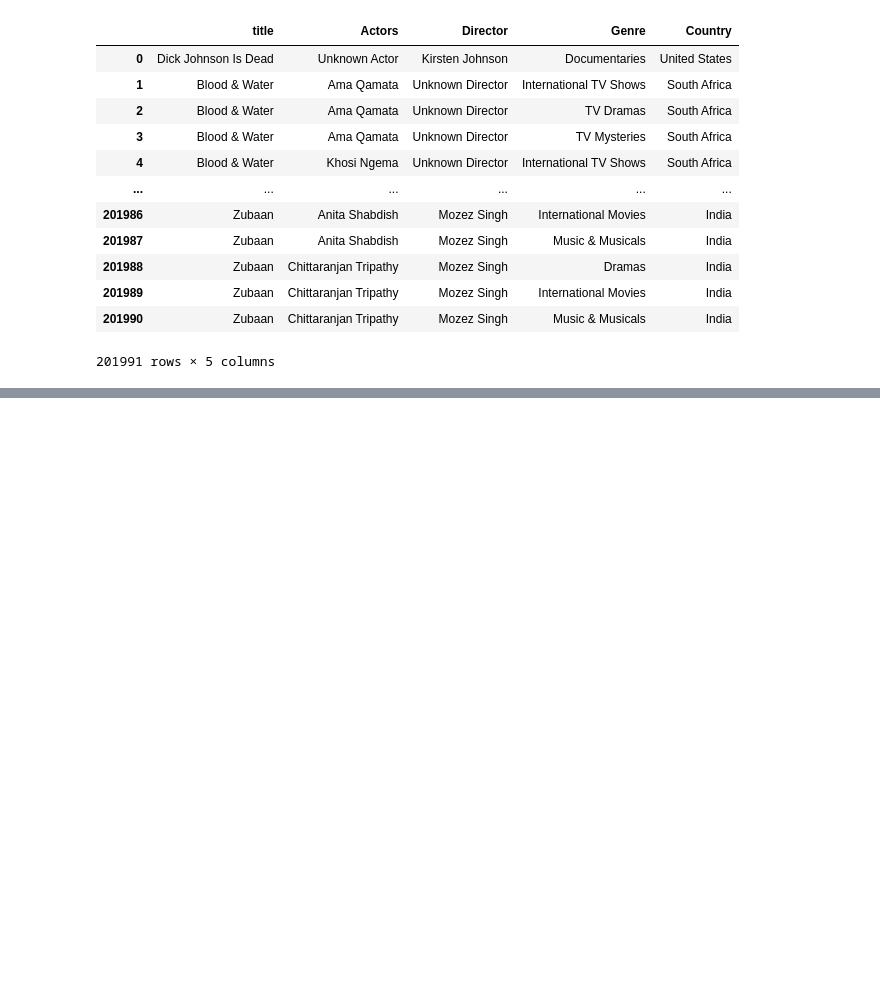
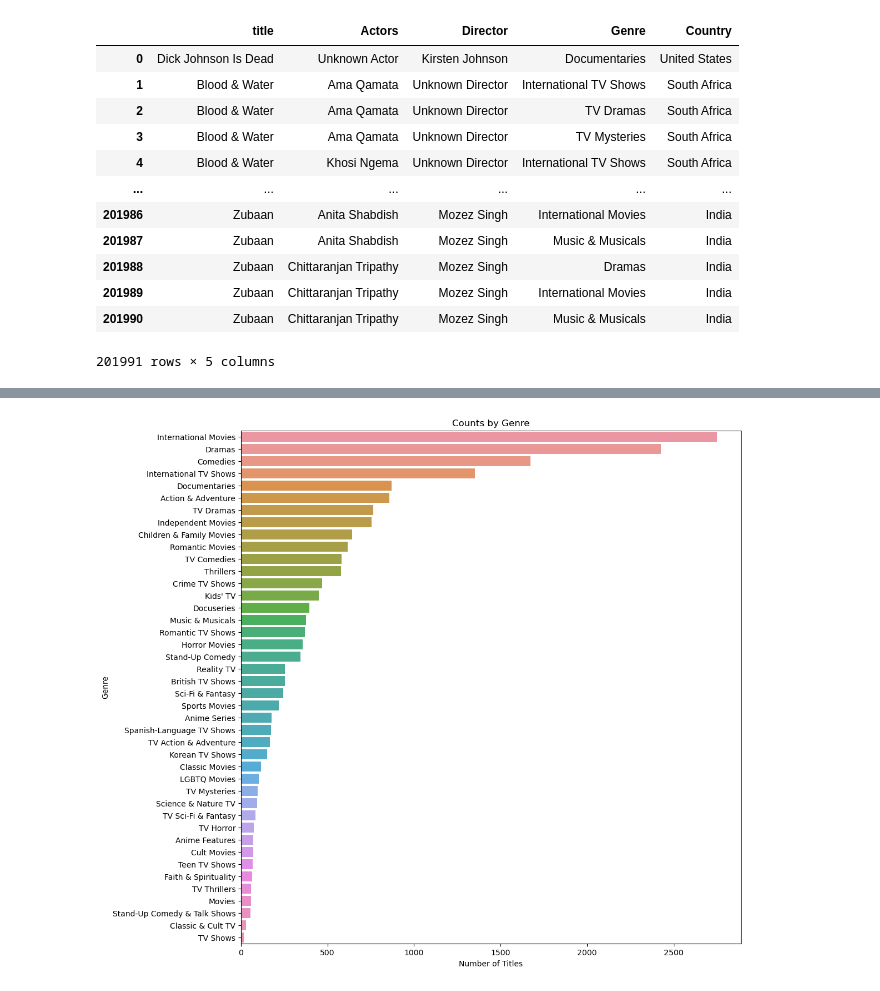
Before and after one commit to debnsuma/dsa, a Jupyter notebook: DSML/case_study/02_Data_Viz_Netflix/Netflix_project.ipynb, the cells around one changed output, grey strips where cells are left out. Cells and saved outputs as stored; diff of their text form; code cells hidden in the pictures; blank space fills up the shorter version.

```diff
--- a/DSML/case_study/02_Data_Viz_Netflix/Netflix_project.ipynb
+++ b/DSML/case_study/02_Data_Viz_Netflix/Netflix_project.ipynb
@@ -249,0 +724,2 @@ df_7
+# %%
+df_new['date_added'] = df_new['date_added'].map(convert_datetime)
@@ -249,0 +730,2 @@ df_7
+# %%
+df_new['date_added'] = pd.to_datetime(df_new['date_added'])
@@ -249,0 +736,6 @@ df_7
+# %%
+df_new['date_added_month'] = df_new['date_added'].dt.month
+df_new['date_added_year'] = df_new['date_added'].dt.year
+df_new['date_added_day'] = df_new['date_added'].dt.day
+df_new['date_added_day_name'] = df_new['date_added'].dt.day_name()
+df_new['date_added_month_name'] = df_new['date_added'].dt.month_name()
@@ -249,0 +778,17 @@ df_7
+# %%
+genre_title_count = df_new.groupby('Genre').agg({"title":"nunique"}).sort_values(by=['title'],
+                                                 ascending=False).reset_index()
+genre_title_count.columns = ['Genre', 'Title']
+# %%
+# Plotting a horizontal bar chart
+plt.figure(figsize=(30, 12))
+sns.barplot(x='Title', y='Genre', data=genre_title_count)
+
+# Set plot title and axis labels
+plt.title('Counts by Genre')
+plt.xlabel('Number of Titles')
+plt.ylabel('Genre')
+
+plt.subplots_adjust(left=0.6)
+# %% [output]
+[figure, added]
```
Also changed, not shown: parts of 151 cells of this notebook, 1 other file.
